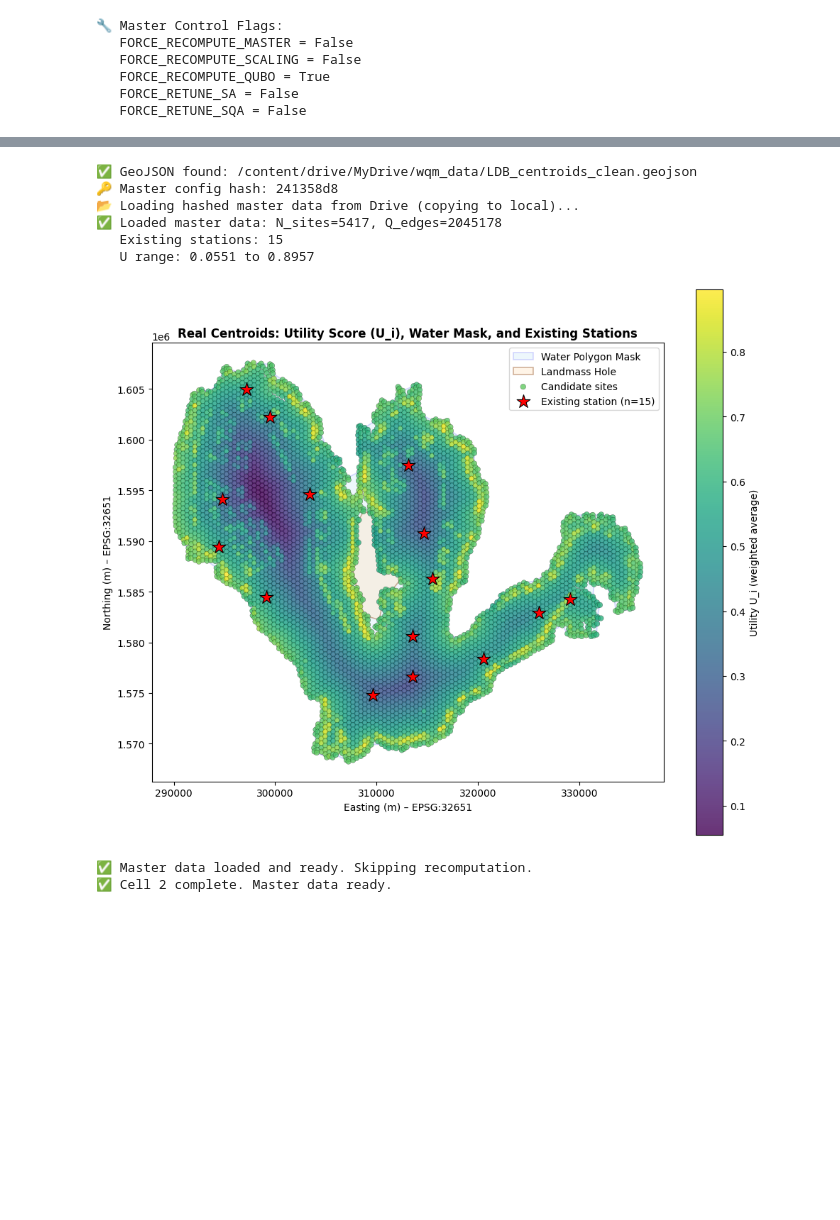
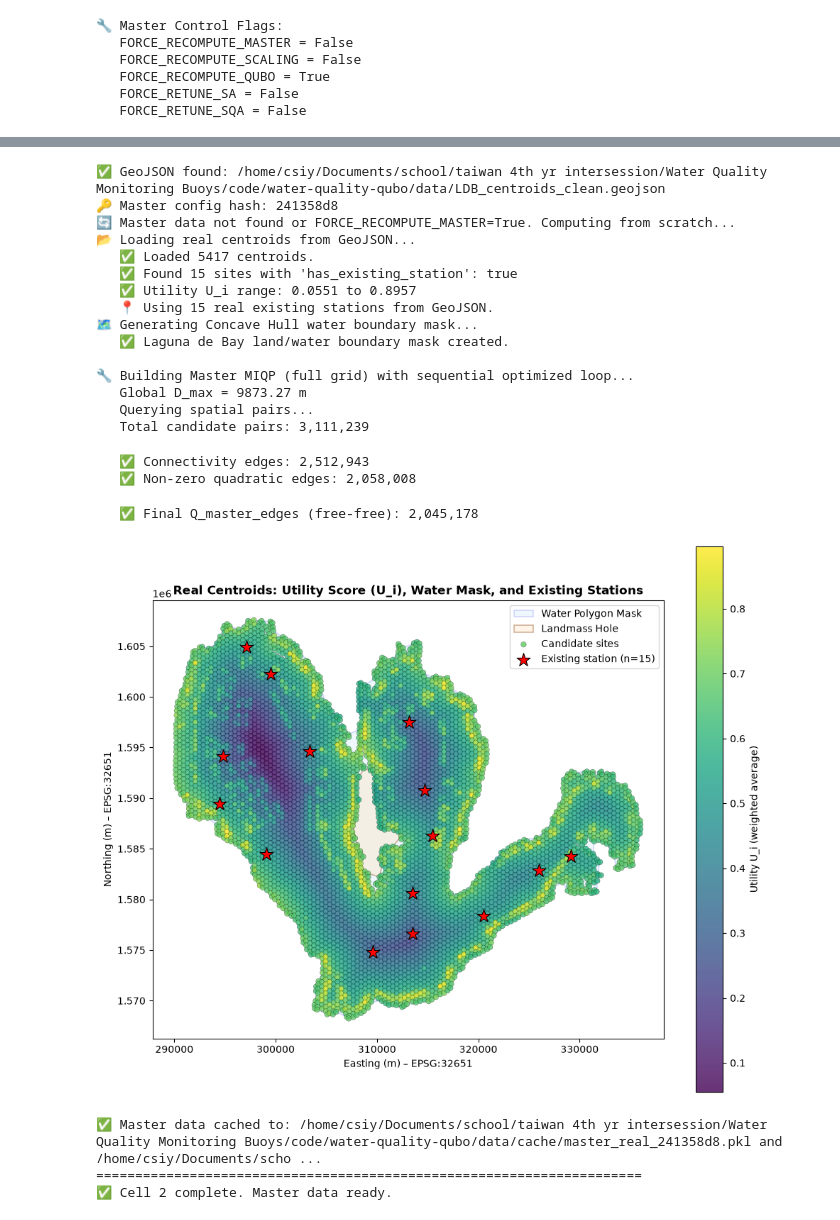
Before and after one commit to carlers/water-quality-qubo, a Jupyter notebook: notebooks/experiment.ipynb, the cells around one changed output, grey strips where cells are left out. Saved outputs shown, nothing was run; the diff lists cells and outputs as text; code cells hidden in the pictures; blank space fills up the shorter version.

Commit message:
local/colab hybrid

```diff
--- a/notebooks/experiment.ipynb
+++ b/notebooks/experiment.ipynb
@@ -319,16 +391,43 @@ warnings.filterwarnings('ignore')
 # -----------------------------------------------------------------------------
 # USER CONFIGURATION (unchanged)
 # -----------------------------------------------------------------------------
-GDRIVE_BASE = Path("/content/drive/MyDrive/wqm_data")
-LOCAL_CACHE = Path("/content/wqm_data")
+# === PATH FALLBACK (hybrid: Colab + local) ===
+try:
+    CACHE_DIR
+except NameError:
+    import importlib.util
+    try:
+        IN_COLAB = importlib.util.find_spec("google.colab") is not None
+    except Exception:
+        IN_COLAB = False
+    if IN_COLAB:
+        from google.colab import drive
+        if not Path("/content/drive/MyDrive").exists():
+            drive.mount("/content/drive")
+        CACHE_DIR = Path("/content/wqm_data")
+        RESULTS_DIR = Path("/content/drive/MyDrive/wqm_data")
+        DATA_DIR = RESULTS_DIR
+    else:
+        REPO_PATH = Path.cwd().resolve()
+        for _ in range(6):
+            if (REPO_PATH / "notebooks").exists() or (REPO_PATH / "src").exists() or (REPO_PATH / ".git").exists():
+                break
+            REPO_PATH = REPO_PATH.parent
+        DATA_DIR = REPO_PATH / "data"
+        CACHE_DIR = DATA_DIR / "cache"
+        RESULTS_DIR = REPO_PATH / "results"
+    # Legacy aliases (used by existing cell code)
+    LOCAL_CACHE = CACHE_DIR
+    GDRIVE_BASE = RESULTS_DIR
+    OUTPUT_DIR = RESULTS_DIR
+    DRIVE_CACHE = RESULTS_DIR
+    GEOJSON_PATH = DATA_DIR / "LDB_centroids_clean.geojson"
+    CACHE_DIR.mkdir(parents=True, exist_ok=True)
+    RESULTS_DIR.mkdir(parents=True, exist_ok=True)
 
-GEOJSON_PATH = os.path.join(GDRIVE_BASE, "LDB_centroids_clean.geojson")
-OUTPUT_DIR = GDRIVE_BASE
-LOCAL_CACHE.mkdir(parents=True, exist_ok=True)
-OUTPUT_DIR.mkdir(parents=True, exist_ok=True)
-GDRIVE_BASE.mkdir(parents=True, exist_ok=True)
+GEOJSON_PATH = DATA_DIR / "LDB_centroids_clean.geojson"
 
-if not os.path.exists(GEOJSON_PATH):
+if not GEOJSON_PATH.exists():
     raise FileNotFoundError(f"❌ GeoJSON not found at: {GEOJSON_PATH}")
 
 print(f"✅ GeoJSON found: {GEOJSON_PATH}")
@@ -655,41 +754,54 @@ else:
         "water_polygon": water_polygon,
         "a": a_master,
         "Q_edges": Q_master_edges,
         "metadata": {
             "n_sites": n_sites,
             "weights": WEIGHTS.tolist(),
             "factor_names": FACTOR_NAMES,
             "bbox": [coords[:, 0].min(), coords[:, 1].min(),
                      coords[:, 0].max(), coords[:, 1].max()],
             "n_existing_real": int(np.sum(has_existing)),
             "n_existing_used": len(M_indices),
             "hull_ratio": HULL_RATIO,
             "master_D_max": global_D_max,
             "master_L_c": MASTER_QUBO_CONFIG["L_c"],
             "master_L_w": MASTER_QUBO_CONFIG["L_w"],
             "master_edges_count": len(Q_master_edges),
             "master_valid_edges_count": len(all_valid_edges),
         }
     }
 
     with open(master_path_local, "wb") as f:
         pickle.dump(master_data, f, protocol=pickle.HIGHEST_PROTOCOL)
     with open(master_path_drive, "wb") as f:
         pickle.dump(master_data, f, protocol=pickle.HIGHEST_PROTOCOL)
     print(f"✅ Master data cached to: {master_path_local} and {master_path_drive}")
     print("=" * 70)
 
 print("✅ Cell 2 complete. Master data ready.")
 # %% [output]
-✅ GeoJSON found: /content/drive/MyDrive/wqm_data/LDB_centroids_clean.geojson
+✅ GeoJSON found: /home/csiy/Documents/school/taiwan 4th yr intersession/Water Quality Monitoring Buoys/code/water-quality-qubo/data/LDB_centroids_clean.geojson
 🔑 Master config hash: 241358d8
-📂 Loading hashed master data from Drive (copying to local)...
-✅ Loaded master data: N_sites=5417, Q_edges=2045178
-   Existing stations: 15
-   U range: 0.0551 to 0.8957
+🔄 Master data not found or FORCE_RECOMPUTE_MASTER=True. Computing from scratch...
+📂 Loading real centroids from GeoJSON...
+   ✅ Loaded 5417 centroids.
+   ✅ Found 15 sites with 'has_existing_station': true
+   ✅ Utility U_i range: 0.0551 to 0.8957
+   📍 Using 15 real existing stations from GeoJSON.
+🗺️ Generating Concave Hull water boundary mask...
+   ✅ Laguna de Bay land/water boundary mask created.
+
+🔧 Building Master MIQP (full grid) with sequential optimized loop...
+   Global D_max = 9873.27 m
+   Querying spatial pairs...
+   Total candidate pairs: 3,111,239
+   ✅ Connectivity edges: 2,512,943
+   ✅ Non-zero quadratic edges: 2,058,008
+   ✅ Final Q_master_edges (free-free): 2,045,178
-[figure, old version]
+[figure, new version]
-✅ Master data loaded and ready. Skipping recomputation.
-✅ Cell 2 complete. Master data ready.
+✅ Master data cached to: /home/csiy/Documents/school/taiwan 4th yr intersession/Water Quality Monitoring Buoys/code/water-quality-qubo/data/cache/master_real_241358d8.pkl and /home/csiy/Documents/scho ...
+======================================================================
+✅ Cell 2 complete. Master data ready.
 # %%
 #@title CELL 3: NESTED RESOLUTION SCALING (Resumable)
 """
```
Also changed, not shown: parts of 9 cells of this notebook, 8 other files.
